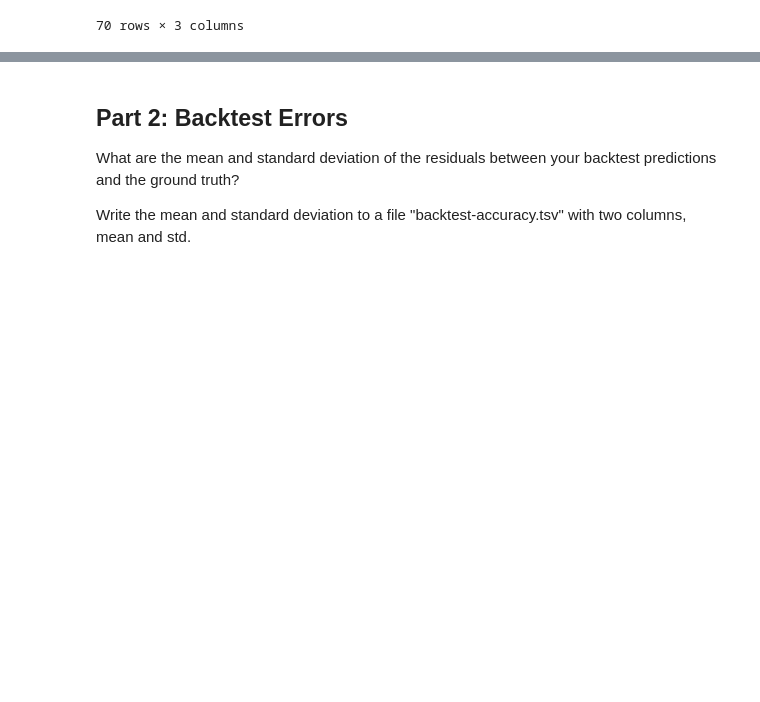
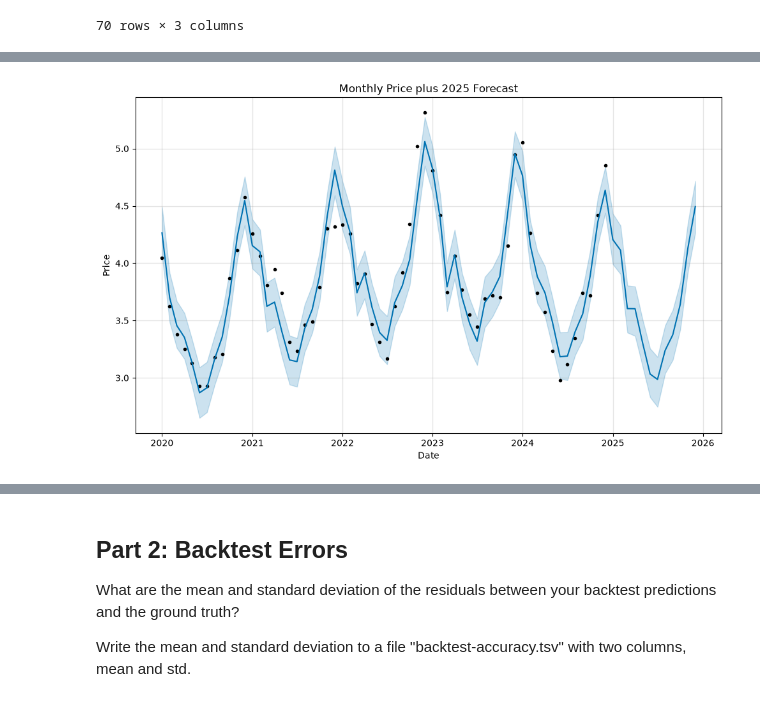
Before and after one commit to calebhadley1/AI_in_the_Field_Coursework, a Jupyter notebook: Week 2/dx704-project-02.ipynb, the cells around one changed output, grey strips where cells are left out. Cells and saved outputs as stored; diff of their text form; code cells hidden in the pictures; blank space fills up the shorter version.

Commit message:
get model working

```diff
--- a/Week 2/dx704-project-02.ipynb
+++ b/Week 2/dx704-project-02.ipynb
@@ -176,4 +206,8 @@ XGBRegressor(base_score=None, booster=None, callbacks=None,
+# %%
+# 2025 will be the test set
+df_train = prophet_df[prophet_df['ds'].dt.year != 2025] #  df['month_datetime'].dt.year
+df_test = prophet_df[prophet_df['ds'].dt.year == 2025]
 # %%
 # TODO use this, need renmaes etc: https://github.com/bu-cds-omds/dx704-examples/blob/main/week02/video_modeling_time_series_with_facebook_prophet.ipynb
 model = Prophet()
-model.fit(X_train)
+model.fit(df_train)
@@ -224,0 +218,4 @@ test_df
+# %%
+strawberry_future = model.make_future_dataframe(periods=12, freq='MS') # Get a monthly prediction
+strawberry_forecast = model.predict(strawberry_future)
+strawberry_forecast
@@ -224,0 +236,9 @@ test_df
+# %%
+model.plot(strawberry_forecast)
+
+plt.title("Monthly Price plus 2025 Forecast")
+plt.xlabel("Date")
+plt.ylabel("Price")
+None
+# %% [output]
+[figure, added]
```
Also changed, not shown: parts of 32 cells of this notebook, 2 other files.
